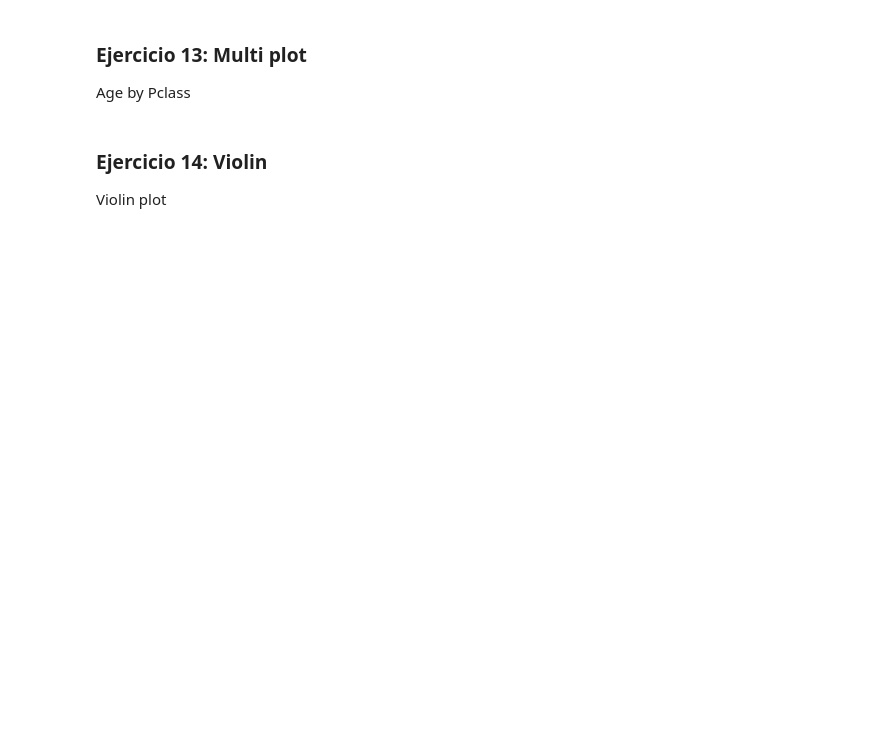
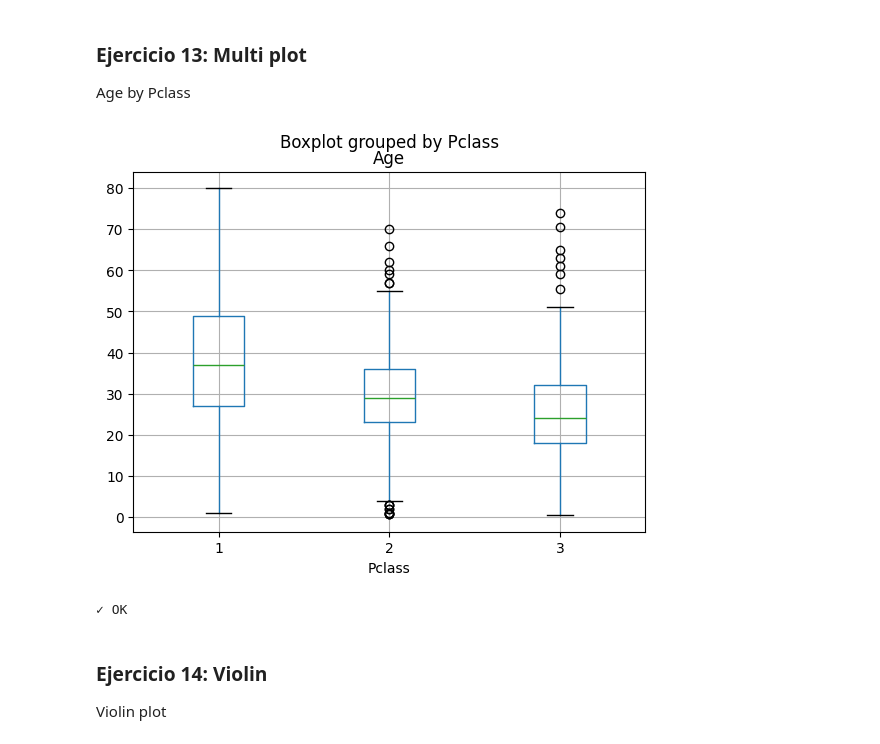
Before and after one commit to JuanmiiVg/BigDataInteligenciaArtificial, a Jupyter notebook: Programación/TareasdePandas/07_Visualization.ipynb, the cells around one changed output. Saved outputs shown, nothing was run; the diff lists cells and outputs as text; code cells hidden in the pictures; blank space fills up the shorter version.

```diff
--- a/Programación/TareasdePandas/07_Visualization.ipynb
+++ b/Programación/TareasdePandas/07_Visualization.ipynb
@@ -185,10 +196,14 @@ print('✓ OK')
 Age by Pclass
 # %%
 # Pista: titanic.boxplot(column='Age', by='Pclass')
-multi = None
+multi = titanic.boxplot(column='Age', by='Pclass')
+# %% [output]
+[figure, added]
 # %%
 assert multi is not None
 print('✓ OK')
+# %% [output]
+✓ OK
 # %% [markdown]
 ### Ejercicio 14: Violin
 Violin plot
```
Also changed, not shown: parts of 9 cells of this notebook, 5 other files.
